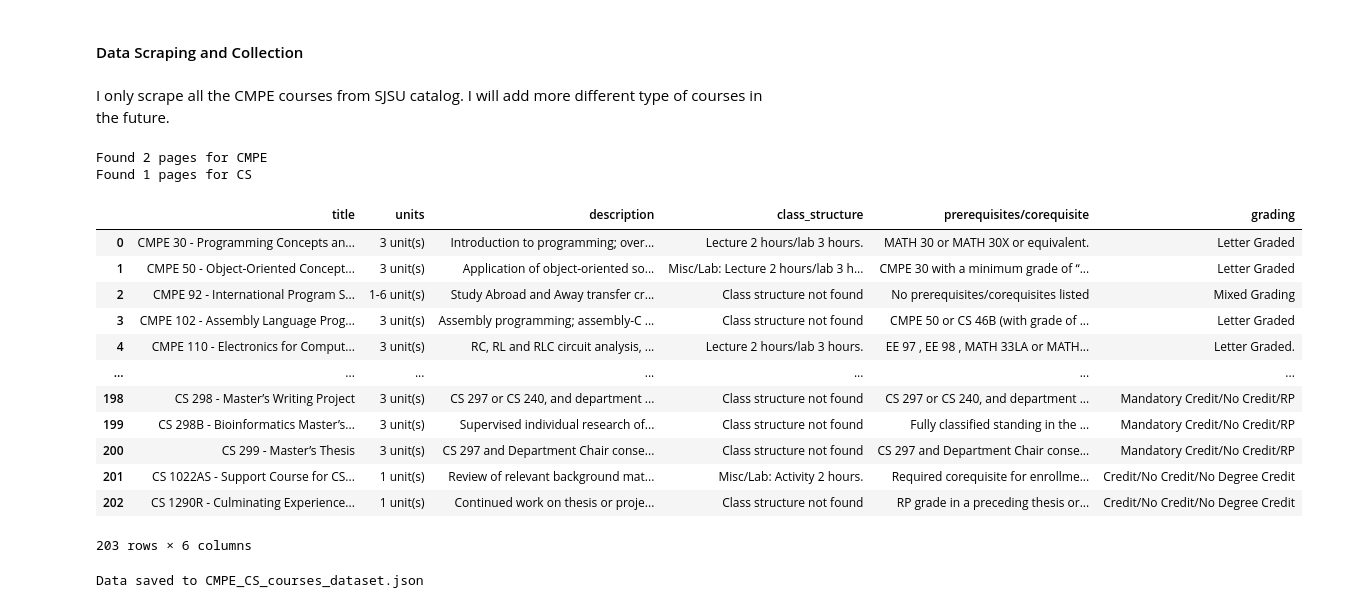
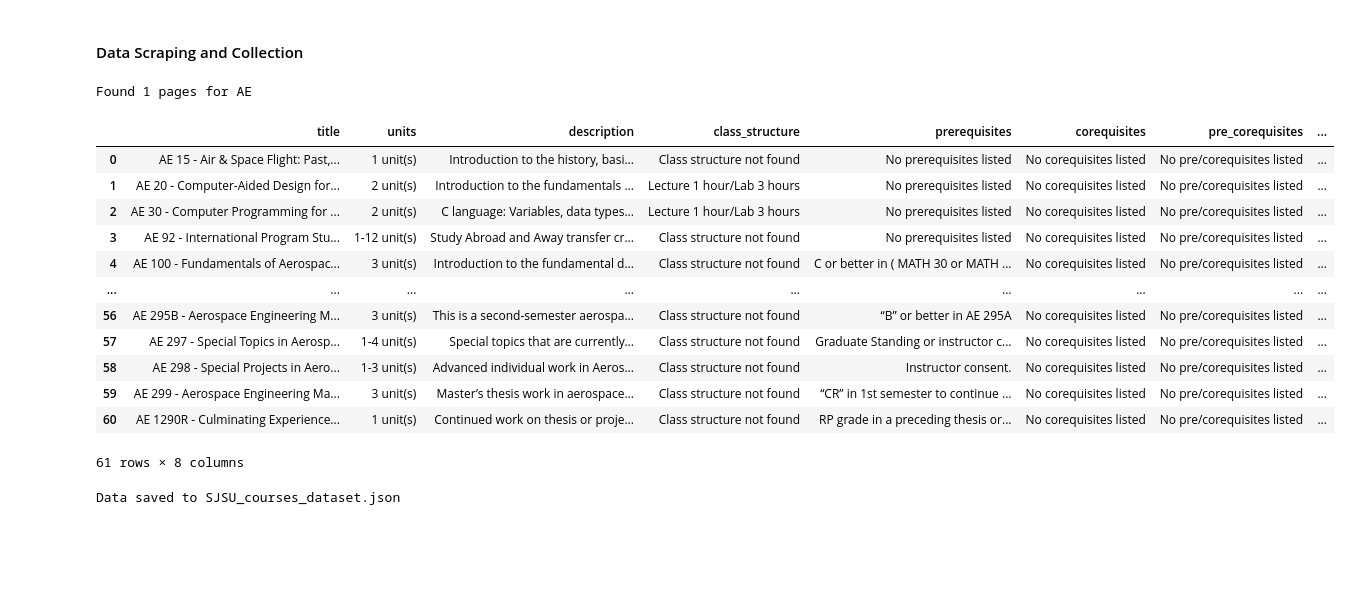
Before and after one commit to jeffreyong15/Counsel.NLP, a Jupyter notebook: Baseline Experiment/Data Collection/Data_Collection_Jeffrey.ipynb, the cells around one changed output. Drawn from its saved outputs; the diff is of its cells as text; code cells hidden in the pictures; blank space fills up the shorter version.

Commit message:
Update to collect more data for sjsu catalog

```diff
--- a/Baseline Experiment/Data Collection/Data_Collection_Jeffrey.ipynb
+++ b/Baseline Experiment/Data Collection/Data_Collection_Jeffrey.ipynb
@@ -209,8 +209,6 @@ driver = webdriver.Chrome(service=chrome_service,options=chrome_options)
 #The ChromeService class sets up the path to the chromedriver
 # %% [markdown]
 #### Data Scraping and Collection
-# %% [markdown]
-I only scrape all the CMPE courses from SJSU catalog. I will add more different type of courses in the future.
 # %%
 # Extract course description
 def extract_description(course_table):
@@ -412,26 +494,25 @@ def save_to_json(df, filename="CMPE_CS_courses_dataset.json"):
 
     print(f"Data saved to {filename}")
 # %%
-courses_df = extract_all_course_details(driver, course_filters=['CMPE', 'CS'])
+courses_df = extract_courses_details(driver, course_filters=['AE'])
 courses_df_display = courses_df.drop(columns='id')
 courses_df_display
 # %% [output]
-Found 2 pages for CMPE
-Found 1 pages for CS
+Found 1 pages for AE
-|  | title | units | description | class_structure | prerequisites/corequisite | grading |
-| 0 | CMPE 30 - Programming Concepts an... | 3 unit(s) | Introduction to programming; over... | Lecture 2 hours/lab 3 hours. | MATH 30 or MATH 30X or equivalent. | Letter Graded |
-| 1 | CMPE 50 - Object-Oriented Concept... | 3 unit(s) | Application of object-oriented so... | Misc/Lab: Lecture 2 hours/lab 3 h... | CMPE 30 with a minimum grade of “... | Letter Graded |
-| 2 | CMPE 92 - International Program S... | 1-6 unit(s) | Study Abroad and Away transfer cr... | Class structure not found | No prerequisites/corequisites listed | Mixed Grading |
-| 3 | CMPE 102 - Assembly Language Prog... | 3 unit(s) | Assembly programming; assembly-C ... | Class structure not found | CMPE 50 or CS 46B (with grade of ... | Letter Graded |
-| 4 | CMPE 110 - Electronics for Comput... | 3 unit(s) | RC, RL and RLC circuit analysis, ... | Lecture 2 hours/lab 3 hours. | EE 97 , EE 98 , MATH 33LA or MATH... | Letter Graded. |
-| ... | ... | ... | ... | ... | ... | ... |
-| 198 | CS 298 - Master’s Writing Project | 3 unit(s) | CS 297 or CS 240, and department ... | Class structure not found | CS 297 or CS 240, and department ... | Mandatory Credit/No Credit/RP |
-| 199 | CS 298B - Bioinformatics Master’s... | 3 unit(s) | Supervised individual research of... | Class structure not found | Fully classified standing in the ... | Mandatory Credit/No Credit/RP |
-| 200 | CS 299 - Master’s Thesis | 3 unit(s) | CS 297 and Department Chair conse... | Class structure not found | CS 297 and Department Chair conse... | Mandatory Credit/No Credit/RP |
-| 201 | CS 1022AS - Support Course for CS... | 1 unit(s) | Review of relevant background mat... | Misc/Lab: Activity 2 hours. | Required corequisite for enrollme... | Credit/No Credit/No Degree Credit |
-| 202 | CS 1290R - Culminating Experience... | 1 unit(s) | Continued work on thesis or proje... | Class structure not found | RP grade in a preceding thesis or... | Credit/No Credit/No Degree Credit |
+|  | title | units | description | class_structure | prerequisites | corequisites | pre_corequisites | ... |
+| 0 | AE 15 - Air & Space Flight: Past,... | 1 unit(s) | Introduction to the history, basi... | Class structure not found | No prerequisites listed | No corequisites listed | No pre/corequisites listed | ... |
+| 1 | AE 20 - Computer-Aided Design for... | 2 unit(s) | Introduction to the fundamentals ... | Lecture 1 hour/Lab 3 hours | No prerequisites listed | No corequisites listed | No pre/corequisites listed | ... |
+| 2 | AE 30 - Computer Programming for ... | 2 unit(s) | C language: Variables, data types... | Lecture 1 hour/Lab 3 hours | No prerequisites listed | No corequisites listed | No pre/corequisites listed | ... |
+| 3 | AE 92 - International Program Stu... | 1-12 unit(s) | Study Abroad and Away transfer cr... | Class structure not found | No prerequisites listed | No corequisites listed | No pre/corequisites listed | ... |
+| 4 | AE 100 - Fundamentals of Aerospac... | 3 unit(s) | Introduction to the fundamental d... | Class structure not found | C or better in ( MATH 30 or MATH ... | No corequisites listed | No pre/corequisites listed | ... |
+| ... | ... | ... | ... | ... | ... | ... | ... | ... |
+| 56 | AE 295B - Aerospace Engineering M... | 3 unit(s) | This is a second-semester aerospa... | Class structure not found | “B” or better in AE 295A | No corequisites listed | No pre/corequisites listed | ... |
+| 57 | AE 297 - Special Topics in Aerosp... | 1-4 unit(s) | Special topics that are currently... | Class structure not found | Graduate Standing or instructor c... | No corequisites listed | No pre/corequisites listed | ... |
+| 58 | AE 298 - Special Projects in Aero... | 1-3 unit(s) | Advanced individual work in Aeros... | Class structure not found | Instructor consent. | No corequisites listed | No pre/corequisites listed | ... |
+| 59 | AE 299 - Aerospace Engineering Ma... | 3 unit(s) | Master’s thesis work in aerospace... | Class structure not found | “CR” in 1st semester to continue ... | No corequisites listed | No pre/corequisites listed | ... |
+| 60 | AE 1290R - Culminating Experience... | 1 unit(s) | Continued work on thesis or proje... | Class structure not found | RP grade in a preceding thesis or... | No corequisites listed | No pre/corequisites listed | ... |
-203 rows × 6 columns
+61 rows × 8 columns
 # %%
-save_to_json(courses_df, filename="CMPE_CS_courses_dataset.json")
+save_to_json(courses_df, filename="SJSU_courses_dataset.json")
 # %% [output]
-Data saved to CMPE_CS_courses_dataset.json
+Data saved to SJSU_courses_dataset.json
```
Also changed, not shown: parts of 10 cells of this notebook.
